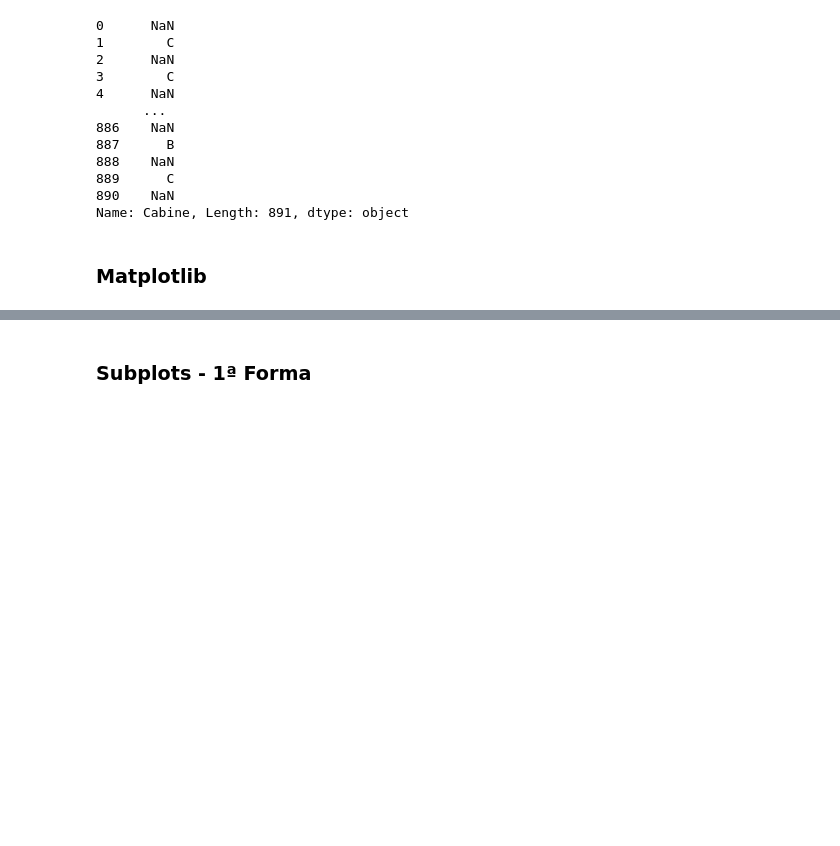
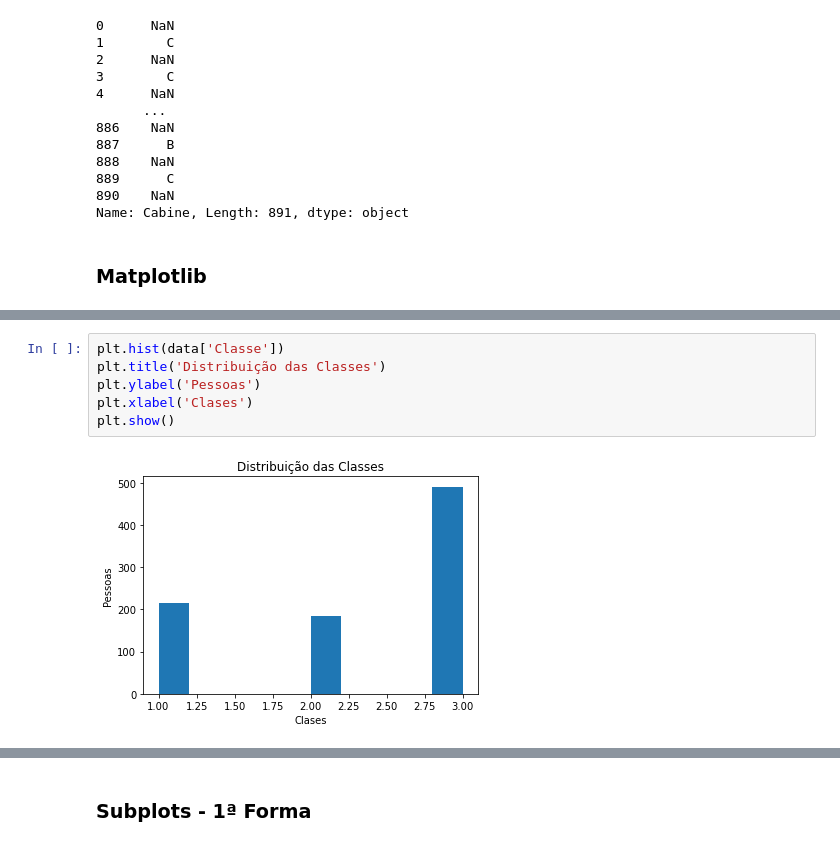
Before and after one commit to lucasabrantes1/studySpace, a Jupyter notebook: Udemy/DataScienceeMachineLearningcomEstatísticaePython/05 - Visualizacao de Dados/Visualização de Dados - Vazio.ipynb, the cells around one changed output, grey strips where cells are left out. Cells and saved outputs as stored; diff of their text form; blank space fills up the shorter version.

```diff
--- a/Udemy/DataScienceeMachineLearningcomEstatísticaePython/05 - Visualizacao de Dados/Visualização de Dados - Vazio.ipynb
+++ b/Udemy/DataScienceeMachineLearningcomEstatísticaePython/05 - Visualizacao de Dados/Visualização de Dados - Vazio.ipynb
@@ -38,0 +54,8 @@ Name: Cabine, Length: 891, dtype: object
+# %%
+plt.hist(data['Classe'])
+plt.title('Distribuição das Classes')
+plt.ylabel('Pessoas')
+plt.xlabel('Clases')
+plt.show()
+# %% [output]
+[figure, added]
```
Also changed, not shown: parts of 4 cells of this notebook.
